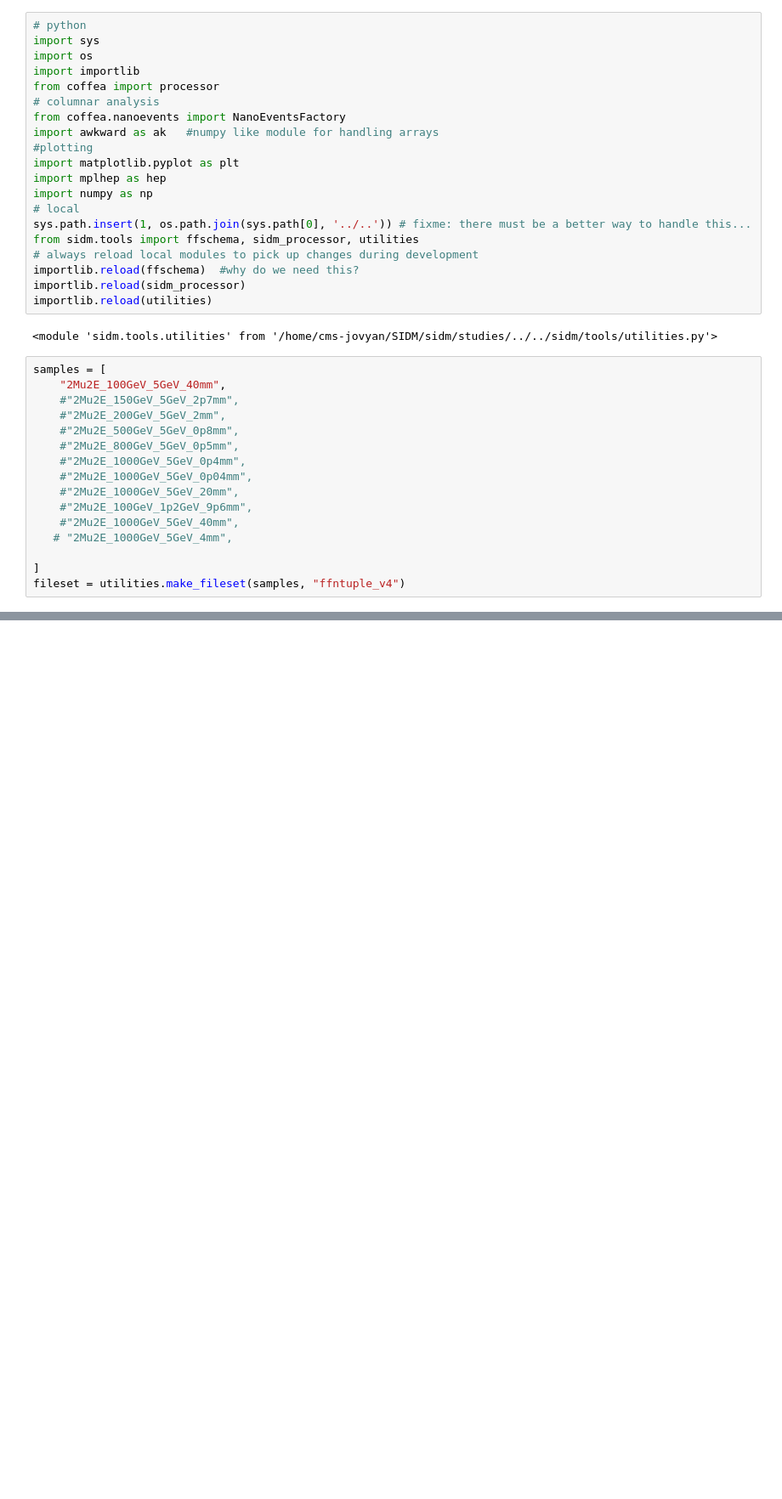
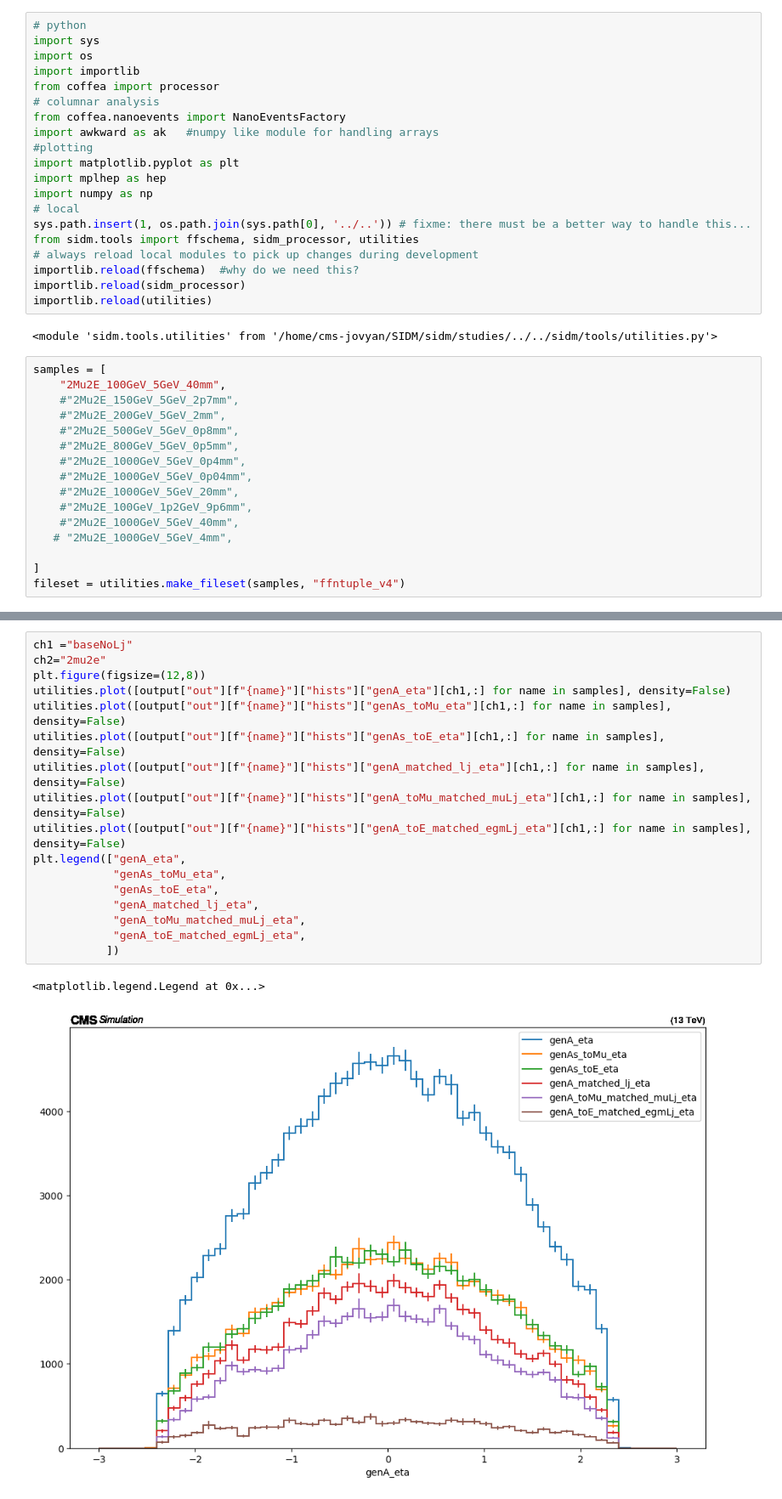
Before and after one commit to yfv2ev/SIDM, a Jupyter notebook: sidm/studies/darkPhotonEtaEffi.ipynb, the cells around one changed output, grey strips where cells are left out. Shown at 85% size. Cells and saved outputs as stored; diff of their text form; blank space fills up the shorter version.

Commit message:
Adde the dark photon eta plots
1) genA_eta
2) genAs_tomu_eta
3)genAs_toE_eta
4)genA_matched_lj_eta
5)genA_toMu_matched_muLj_eta
6)genA_toE_matched_egmLj_eta

```diff
--- a/sidm/studies/darkPhotonEtaEffi.ipynb
+++ b/sidm/studies/darkPhotonEtaEffi.ipynb
@@ -76,3 +76,23 @@ Warning: a histogram with the following axis names could not be filled and will
 'weight']
 [interactive output not drawn]
 [interactive output not drawn]
+# %%
+ch1 ="baseNoLj"
+ch2="2mu2e"
+plt.figure(figsize=(12,8))
+utilities.plot([output["out"][f"{name}"]["hists"]["genA_eta"][ch1,:] for name in samples], density=False)
+utilities.plot([output["out"][f"{name}"]["hists"]["genAs_toMu_eta"][ch1,:] for name in samples], density=False)
+utilities.plot([output["out"][f"{name}"]["hists"]["genAs_toE_eta"][ch1,:] for name in samples], density=False)
+utilities.plot([output["out"][f"{name}"]["hists"]["genA_matched_lj_eta"][ch1,:] for name in samples], density=False)
+utilities.plot([output["out"][f"{name}"]["hists"]["genA_toMu_matched_muLj_eta"][ch1,:] for name in samples], density=False)
+utilities.plot([output["out"][f"{name}"]["hists"]["genA_toE_matched_egmLj_eta"][ch1,:] for name in samples], density=False)
+plt.legend(["genA_eta",
+            "genAs_toMu_eta",
+            "genAs_toE_eta",
+            "genA_matched_lj_eta",
+            "genA_toMu_matched_muLj_eta",
+            "genA_toE_matched_egmLj_eta",
+           ])
+# %% [output]
+<matplotlib.legend.Legend at 0x...>
+[figure, added]
```
